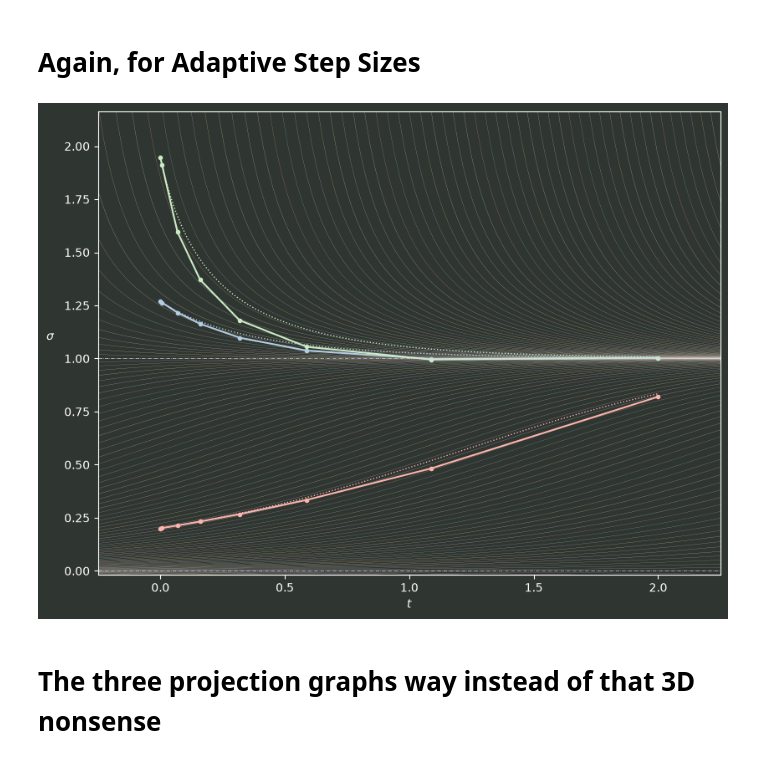
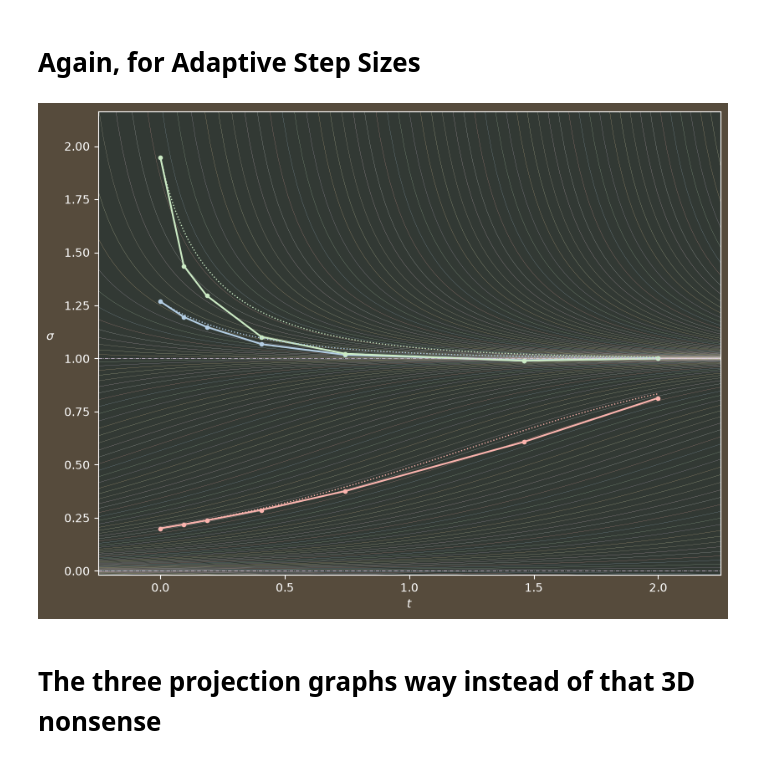
Before and after one commit to 3257077517-collab/Team17, a Jupyter notebook: report/notes.ipynb, the cells around one changed output. Drawn from its saved outputs; the diff is of its cells as text; code cells hidden in the pictures.

```diff
--- a/report/notes.ipynb
+++ b/report/notes.ipynb
@@ -12,8 +12,8 @@ import colorsys
 
 plt.style.use("dark_background")
 mpl.rcParams["axes.prop_cycle"] = cycler(color=mpl.color_sequences["Pastel1"])
-mpl.rcParams["figure.facecolor"] = colorsys.hls_to_rgb(94 / 255, 50 / 255, 16 / 255)
-mpl.rcParams["axes.facecolor"] = "none"
+mpl.rcParams["figure.facecolor"] = "564b3c"
+mpl.rcParams["axes.facecolor"] = colorsys.hsv_to_rgb(141.4/360, .123, .447/2)
 mpl.rcParams["axes.xmargin"] = 0.125
 mpl.rcParams["axes.ymargin"] = 0.125
 mpl.rcParams["axes3d.xaxis.panecolor"] = (1.0, 0.5, 0.5, 0.0625)
@@ -274,7 +274,7 @@ AA..CC..
 AABBCCDD
 ..BB..DD
 """,
-    subplot_kw=dict(axes_class=mplot3d.Axes3D),
+    subplot_kw=dict(axes_class=mplot3d.Axes3D, facecolor="none"),
 )
 
 rng = np.random.default_rng(0xABAD5EED)
@@ -564,35 +564,35 @@ naive_rk11_error_analysis_result = do_error_analysis(
 # %%
 soln = itg.solve_ivp(
     polar_factor_flow_fun,
     t_bounds,
     np.ravel(X0),
     method=RK11,
     rtol=0.0,
     atol=np.exp2(-4),
+    first_step=(t_bounds[1] - t_bounds[0]) / 4,
 )
-
 
 fig: plt.Figure
 ax: plt.Axes
 fig, ax = plt.subplots()
 
 ax.set_xlabel("$t$")
 ax.set_ylabel("$\\sigma$", labelpad=12, rotation=0)
 
 plot_polygon_of_soln_svs(ax, soln, U, V)
 
 # ax.set_autoscale_on(False) # I want to do this but it seems buggy???
 ax.set_xlim(*ax.get_xlim())
 ax.set_ylim(*ax.get_ylim())
 plot_flow_lines(ax, 65)
 
 ax.axhline(-1.0, linewidth=0.5, linestyle="-.", color="C3")
 ax.axhline(0.0, linewidth=0.5, linestyle="-.", color="C3")
 ax.axhline(1.0, linewidth=0.5, linestyle="-.", color="C3")
 
 plt.show()
 # %% [output]
-[figure, old version]
+[figure, new version]
 # %%
 adaptive_kwargs_list = [
     dict(
```
Also changed, not shown: parts of 8 cells of this notebook.
